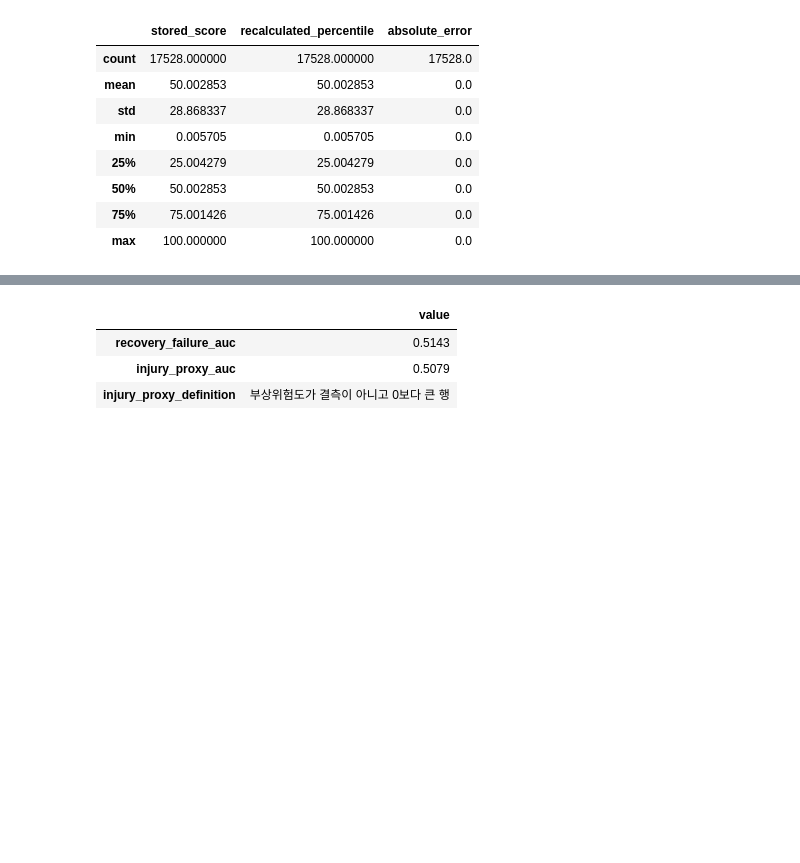
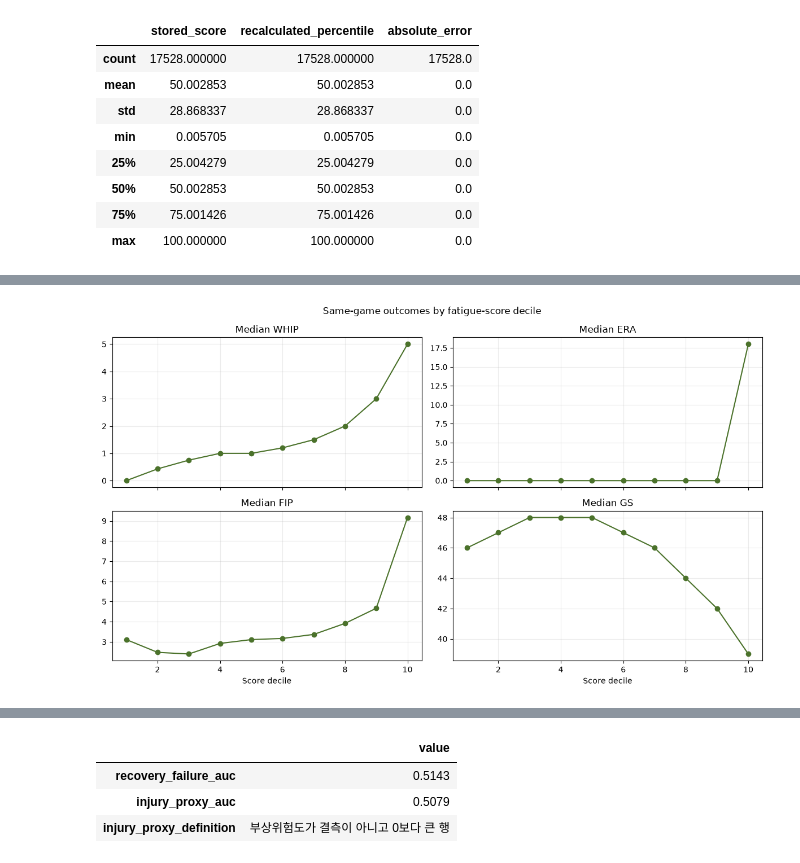
Before and after one commit to jinwon25/KBO-pitcher-fatigue, a Jupyter notebook: notebooks/analysis.ipynb, the cells around one changed output, grey strips where cells are left out. Cells and saved outputs as stored; diff of their text form; code cells hidden in the pictures; blank space fills up the shorter version.

```diff
--- a/notebooks/analysis.ipynb
+++ b/notebooks/analysis.ipynb
@@ -71,0 +89,14 @@ score_check.describe().round(6)
+# %%
+deciles = decile_summary(df)
+fig, axes = plt.subplots(2, 2, figsize=(12, 7), sharex=True)
+for ax, metric in zip(axes.flat, ['WHIP', 'ERA', 'FIP', 'GS']):
+    ax.plot(deciles['score_decile'], deciles[metric], marker='o', color='#4B722B')
+    ax.set_title(f'Median {metric}')
+    ax.grid(alpha=.25)
+for ax in axes[-1]:
+    ax.set_xlabel('Score decile')
+plt.suptitle('Same-game outcomes by fatigue-score decile')
+plt.tight_layout()
+plt.show()
+# %% [output]
+[figure, added]
```
Also changed, not shown: parts of 25 cells of this notebook, 18 other files.
